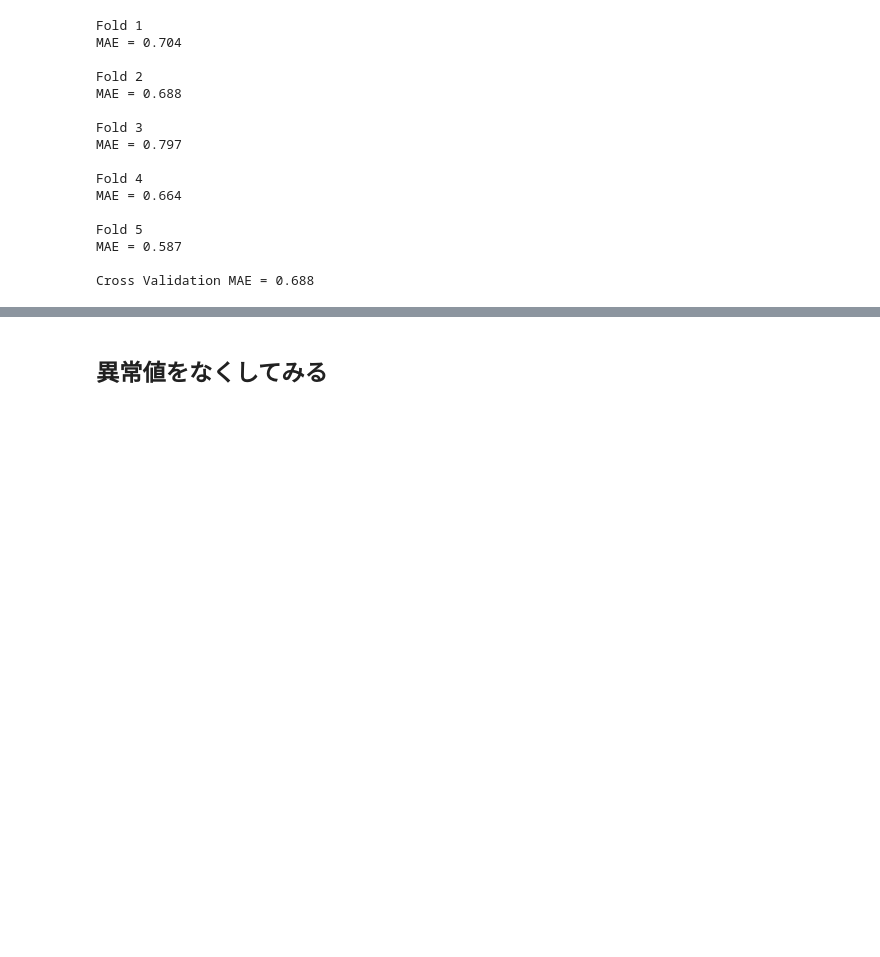
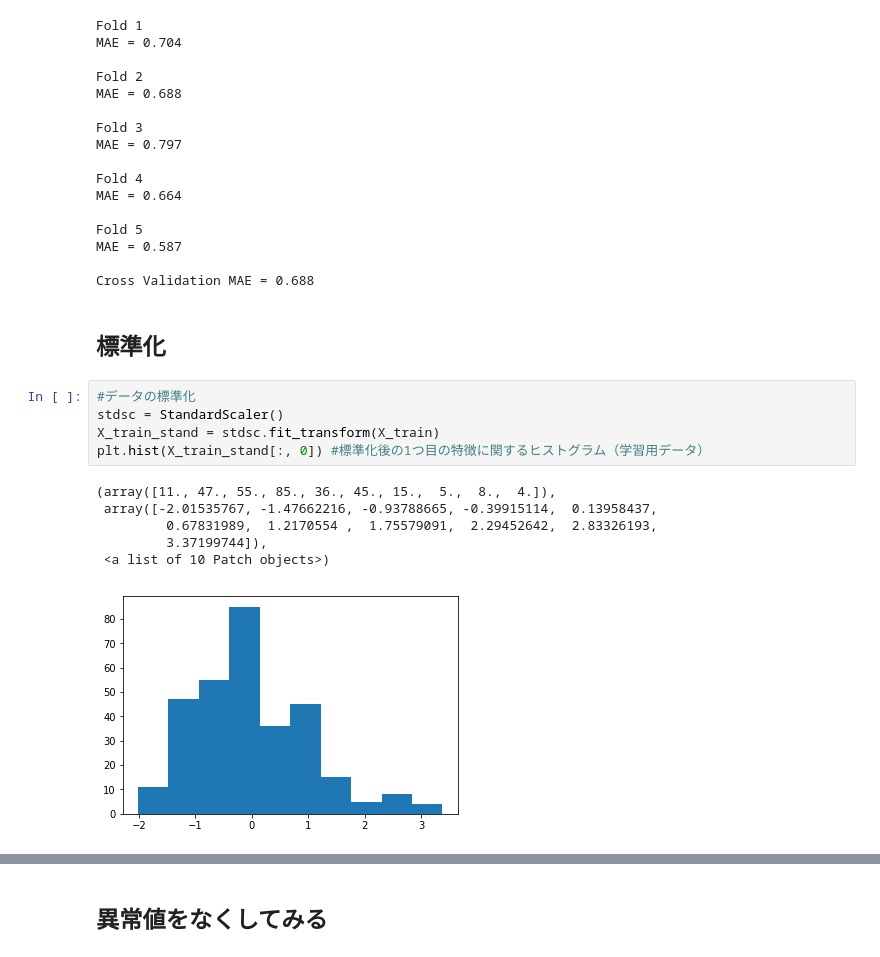
Before and after one commit to axlmasa/AI_Train, a Jupyter notebook: Day2_work_中塩雅朝.ipynb, the cells around one changed output, grey strips where cells are left out. Drawn from its saved outputs; the diff is of its cells as text; blank space fills up the shorter version.

```diff
--- a/Day2_work_中塩雅朝.ipynb
+++ b/Day2_work_中塩雅朝.ipynb
@@ -155,3 +174,17 @@ Fold 5
 MAE = 0.587
 
 Cross Validation MAE = 0.688
+# %% [markdown]
+## 標準化
+# %%
+#データの標準化
+stdsc = StandardScaler()
+X_train_stand = stdsc.fit_transform(X_train)
+plt.hist(X_train_stand[:, 0]) #標準化後の1つ目の特徴に関するヒストグラム（学習用データ）
+# %% [output]
+(array([11., 47., 55., 85., 36., 45., 15.,  5.,  8.,  4.]),
+ array([-2.01535767, -1.47662216, -0.93788665, -0.39915114,  0.13958437,
+         0.67831989,  1.2170554 ,  1.75579091,  2.29452642,  2.83326193,
+         3.37199744]),
+ <a list of 10 Patch objects>)
+[figure, added]
```
Also changed, not shown: parts of 12 cells of this notebook.
